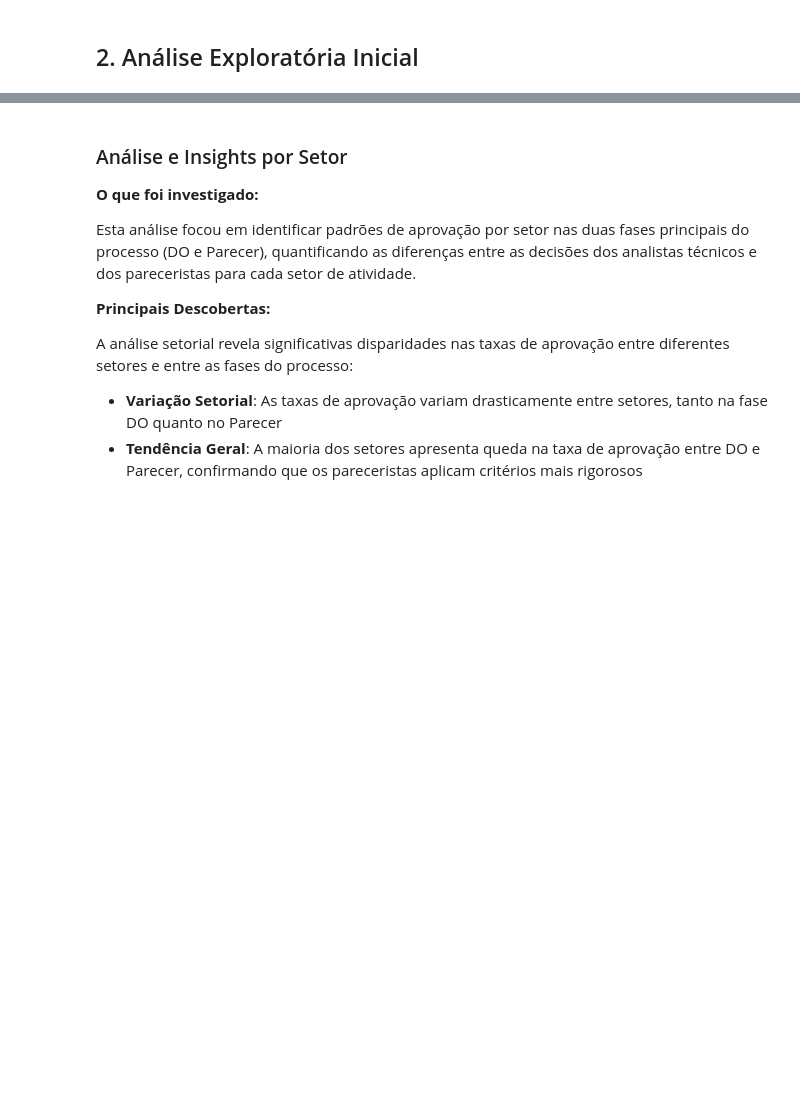
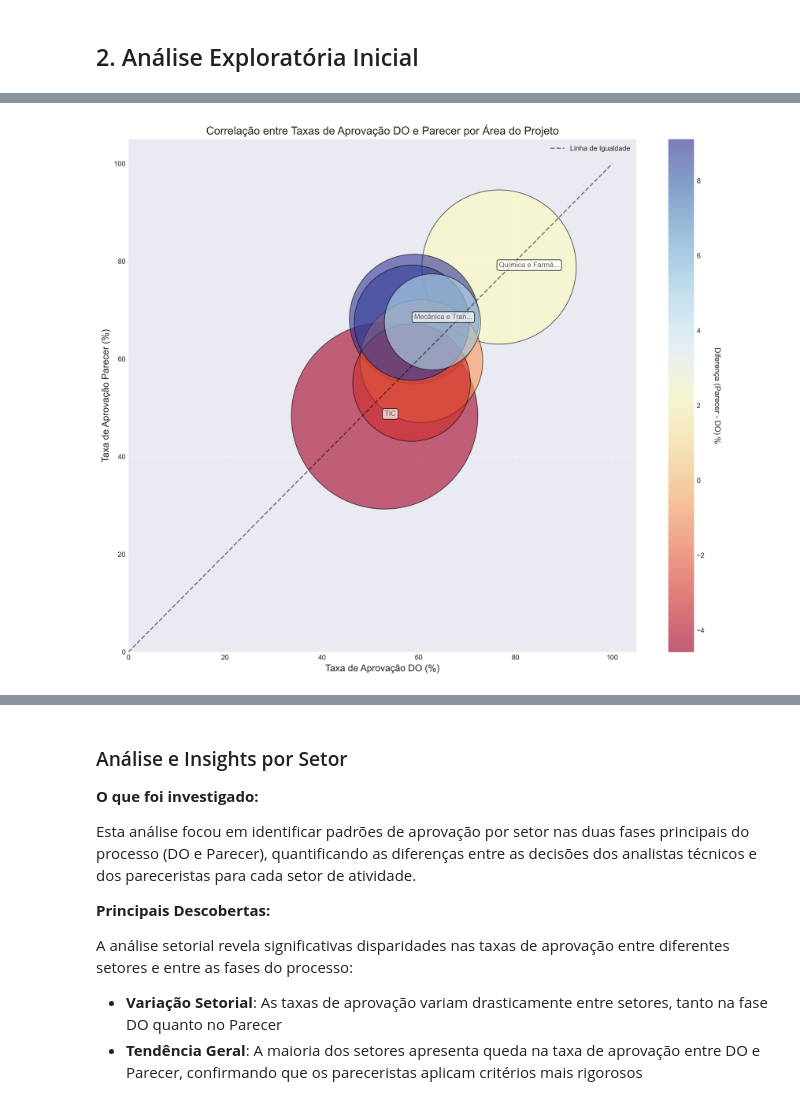
Before and after one commit to leomcamilo/report_good-law_ai, a Jupyter notebook: analise_setores_quadrantes.ipynb, the cells around one changed output, grey strips where cells are left out. Cells and saved outputs as stored; diff of their text form; code cells hidden in the pictures; blank space fills up the shorter version.

```diff
--- a/analise_setores_quadrantes.ipynb
+++ b/analise_setores_quadrantes.ipynb
@@ -868,0 +1030,46 @@ else:
+# %%
+if 'df_areas' in locals() and len(df_areas) > 0:
+    # Visualização 2: Scatter plot - Taxa DO vs Taxa Parecer
+    fig, ax = plt.subplots(figsize=(12, 10))
+
+    # Filtrar áreas com pelo menos 20 projetos para melhor visualização
+    df_scatter = df_areas[df_areas['Total_Projetos'] >= 20]
+
+    if len(df_scatter) > 0:
+        scatter = ax.scatter(df_scatter['Taxa_Aprovacao_DO_%'],
+                           df_scatter['Taxa_Aprovacao_Parecer_%'],
+                           s=df_scatter['Total_Projetos']*3,  # Tamanho proporcional
+                           c=df_scatter['Diferenca_Taxa_%'],
+                           cmap='RdYlBu', alpha=0.6, edgecolors='black', linewidth=1)
+
+        # Linha de referência (y = x)
+        ax.plot([0, 100], [0, 100], 'k--', alpha=0.5, label='Linha de Igualdade')
+
+        # Adicionar labels para áreas extremas
+        for _, row in df_scatter.iterrows():
+            if abs(row['Diferenca_Taxa_%']) > 25 or row['Total_Projetos'] > df_scatter['Total_Projetos'].quantile(0.6):
+                label_area = row['Area_Projeto'][:15] + '...' if len(row['Area_Projeto']) > 15 else row['Area_Projeto']
+                ax.annotate(label_area,
+                          (row['Taxa_Aprovacao_DO_%'], row['Taxa_Aprovacao_Parecer_%']),
+                          fontsize=9, alpha=0.7,
+                          bbox=dict(boxstyle='round,pad=0.3', facecolor='white', alpha=0.7))
+
+        ax.set_xlabel('Taxa de Aprovação DO (%)', fontsize=12)
+        ax.set_ylabel('Taxa de Aprovação Parecer (%)', fontsize=12)
+        ax.set_title('Correlação entre Taxas de Aprovação DO e Parecer por Área do Projeto', fontsize=14)
+        ax.grid(True, alpha=0.3)
+        ax.set_xlim(0, 105)
+        ax.set_ylim(0, 105)
+        ax.legend()
+
+        # Colorbar
+        cbar = plt.colorbar(scatter, ax=ax)
+        cbar.set_label('Diferença (Parecer - DO) %', rotation=270, labelpad=20)
+
+        plt.tight_layout()
+        plt.show()
+    else:
+        print("\n❌ Não foi possível realizar a análise por área do projeto")
+        print("Verifique se a coluna 'do_set_nosetor' existe e contém dados válidos")
+# %% [output]
+[figure, added]
```
Also changed, not shown: parts of 31 cells of this notebook, 3 other files.
